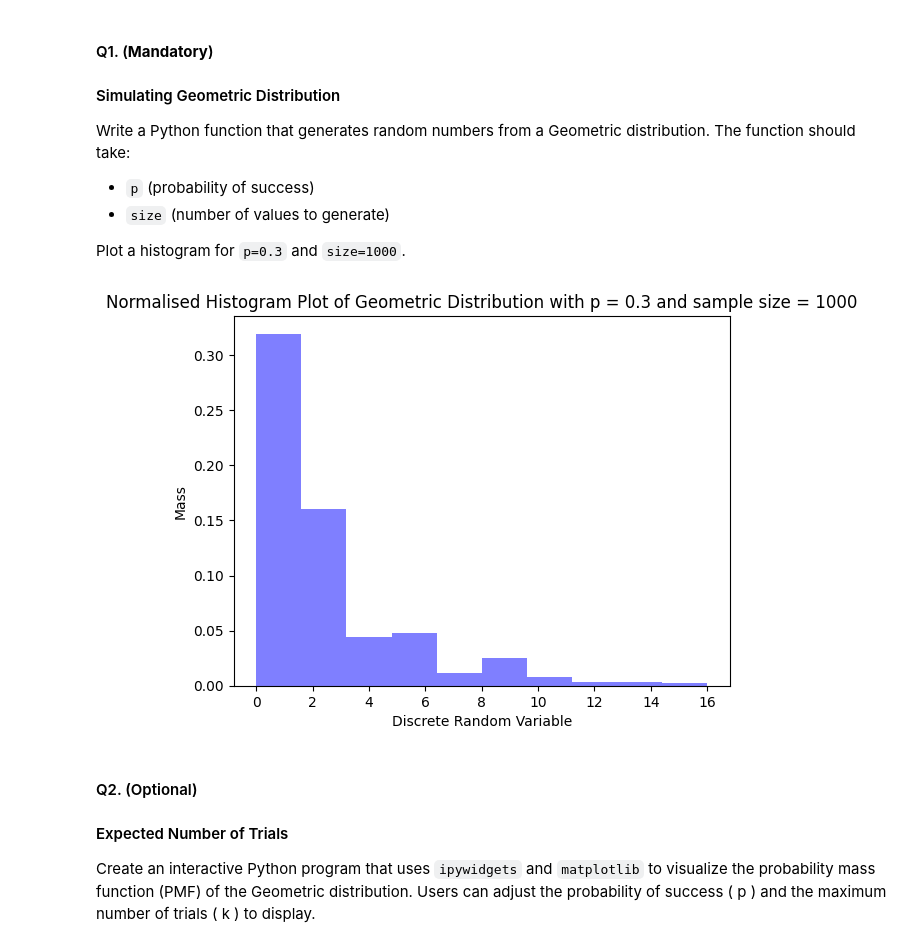
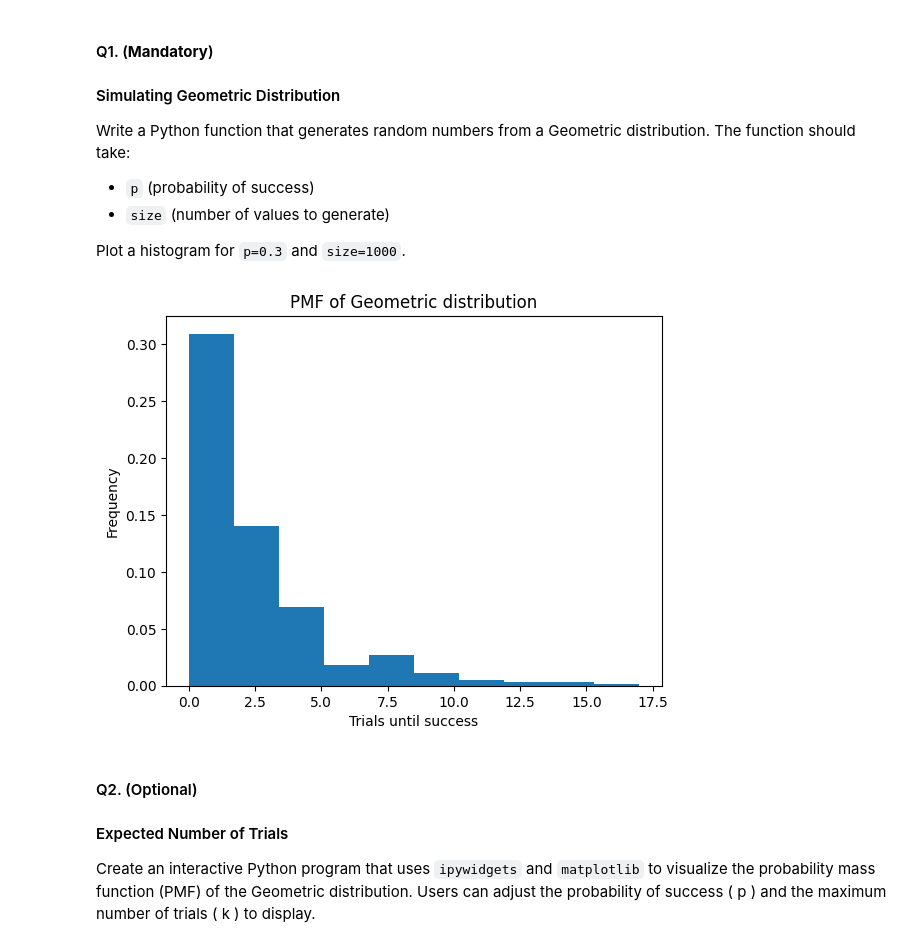
Before and after one commit to CH2344/Assignment-5-BMC-, a Jupyter notebook: Lab4_Random_Variables.ipynb, the cells around one changed output. Cells and saved outputs as stored; diff of their text form; code cells hidden in the pictures.

```diff
--- a/Lab4_Random_Variables.ipynb
+++ b/Lab4_Random_Variables.ipynb
@@ -650,17 +671,19 @@ Write a Python function that generates random numbers from a Geometric distribut
 - `size` (number of values to generate)
 
 Plot a histogram for `p=0.3` and `size=1000`.
-# %%
-def plot_geometric(p,size,colour="blue"):
-    dist = torch.distributions.Geometric(p)
-    samples = dist.sample((size,))
-    plt.hist(samples,density=True,color=colour,alpha=0.5)
-    plt.title(f"Normalised Histogram Plot of Geometric Distribution with p = {p} and sample size = {size}")
-    plt.xlabel("Discrete Random Variable")
-    plt.ylabel("Mass")
-plot_geometric(0.3,1000)
-# %% [output]
-[figure, removed]
+# %%
+def geometric(p,size):
+  geo_dist=dist.Geometric(p)
+  samples=geo_dist.sample((size,))
+  return samples
+plt.hist(geometric(0.3,1000),bins=10,density=True)
+plt.plot()
+plt.title("PMF of Geometric distribution")
+plt.xlabel("Trials until success")
+plt.ylabel("Frequency")
+plt.show()
+# %% [output]
+[figure, added]
 # %% [markdown]
 #### Q2. (Optional)
 #### Expected Number of Trials
```
Also changed, not shown: parts of 38 cells of this notebook.
